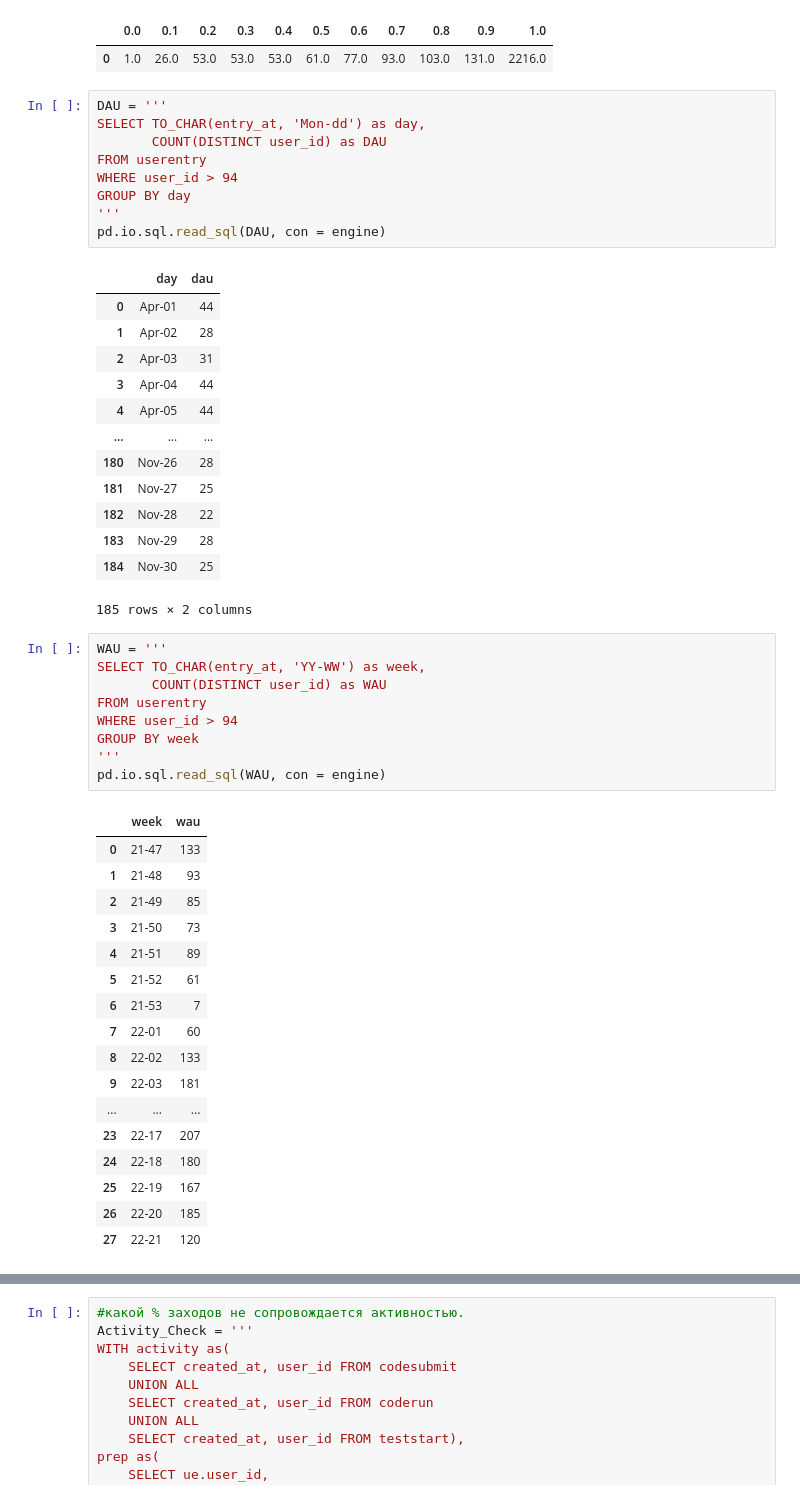
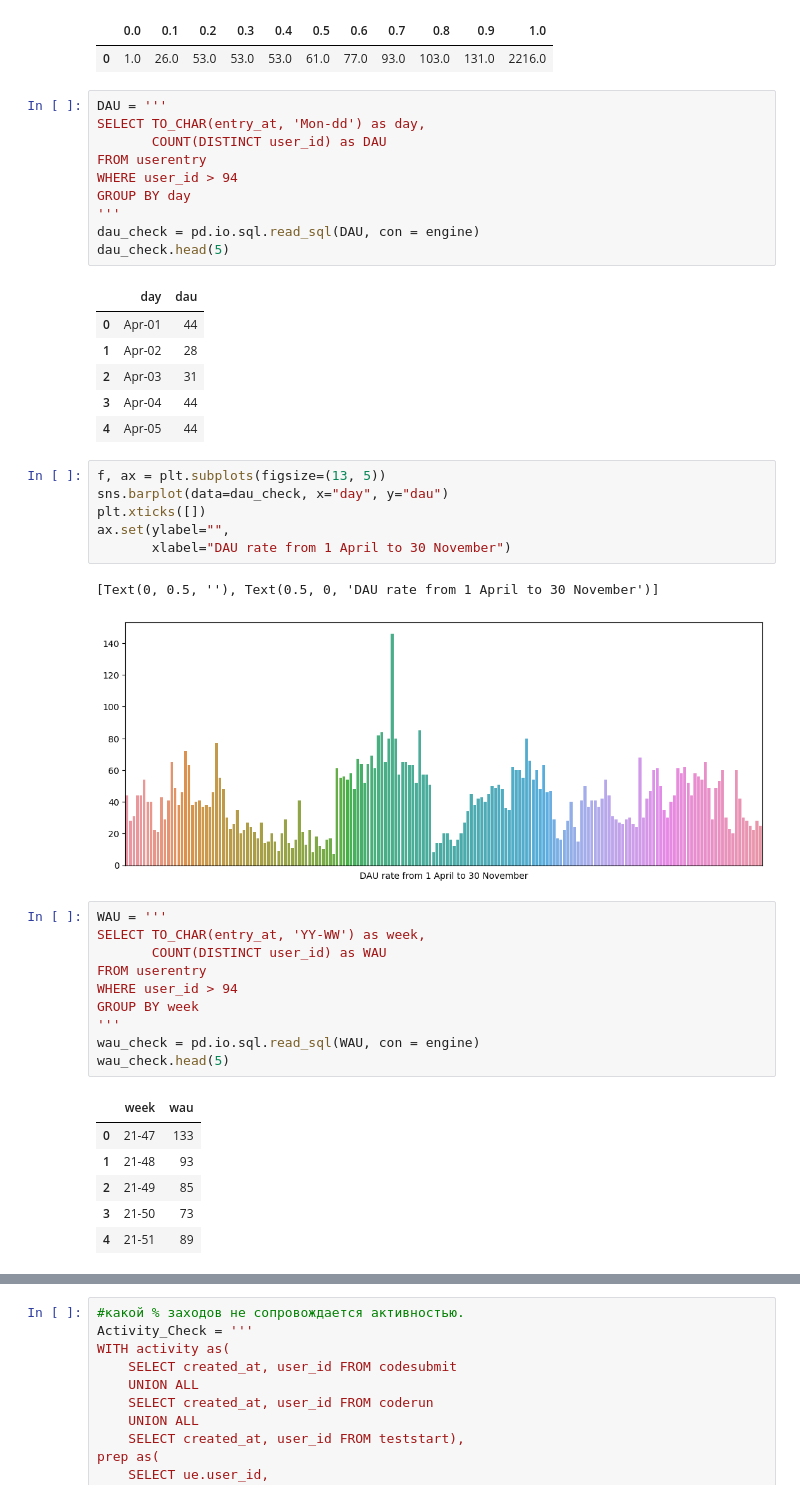
Before and after one commit to BeNormalPlease/Portfolio-Projects, a Jupyter notebook: SQL Unit-Analysis/SQL_unit_economic.ipynb, the cells around one changed output, grey strips where cells are left out. Saved outputs shown, nothing was run; the diff lists cells and outputs as text.

```diff
--- a/SQL Unit-Analysis/SQL_unit_economic.ipynb
+++ b/SQL Unit-Analysis/SQL_unit_economic.ipynb
@@ -98,7 +99,8 @@ FROM userentry
 WHERE user_id > 94
 GROUP BY day
 '''
-pd.io.sql.read_sql(DAU, con = engine)
+dau_check = pd.io.sql.read_sql(DAU, con = engine)
+dau_check.head(5)
 # %% [output]
 |  | day | dau |
 | 0 | Apr-01 | 44 |
@@ -106,37 +108,29 @@ pd.io.sql.read_sql(DAU, con = engine)
 | 2 | Apr-03 | 31 |
 | 3 | Apr-04 | 44 |
 | 4 | Apr-05 | 44 |
-| ... | ... | ... |
-| 180 | Nov-26 | 28 |
-| 181 | Nov-27 | 25 |
-| 182 | Nov-28 | 22 |
-| 183 | Nov-29 | 28 |
-| 184 | Nov-30 | 25 |
-185 rows × 2 columns
+# %%
+f, ax = plt.subplots(figsize=(13, 5))
+sns.barplot(data=dau_check, x="day", y="dau")
+plt.xticks([])
+ax.set(ylabel="",
+       xlabel="DAU rate from 1 April to 30 November")
+# %% [output]
+[Text(0, 0.5, ''), Text(0.5, 0, 'DAU rate from 1 April to 30 November')]
+[figure, added]
 # %%
 WAU = '''
 SELECT TO_CHAR(entry_at, 'YY-WW') as week,
        COUNT(DISTINCT user_id) as WAU
 FROM userentry
 WHERE user_id > 94
 GROUP BY week
 '''
-pd.io.sql.read_sql(WAU, con = engine)
+wau_check = pd.io.sql.read_sql(WAU, con = engine)
+wau_check.head(5)
 # %% [output]
 |  | week | wau |
 | 0 | 21-47 | 133 |
 | 1 | 21-48 | 93 |
 | 2 | 21-49 | 85 |
 | 3 | 21-50 | 73 |
 | 4 | 21-51 | 89 |
-| 5 | 21-52 | 61 |
-| 6 | 21-53 | 7 |
-| 7 | 22-01 | 60 |
-| 8 | 22-02 | 133 |
-| 9 | 22-03 | 181 |
-| ... | ... | ... |
-| 23 | 22-17 | 207 |
-| 24 | 22-18 | 180 |
-| 25 | 22-19 | 167 |
-| 26 | 22-20 | 185 |
-| 27 | 22-21 | 120 |
```
Also changed, not shown: parts of 13 cells of this notebook.
